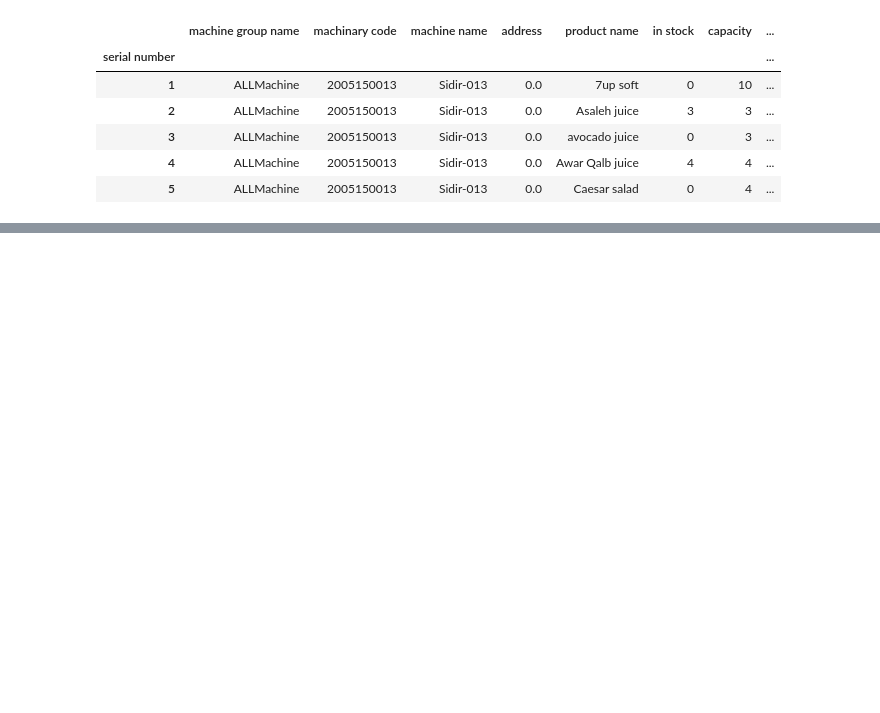
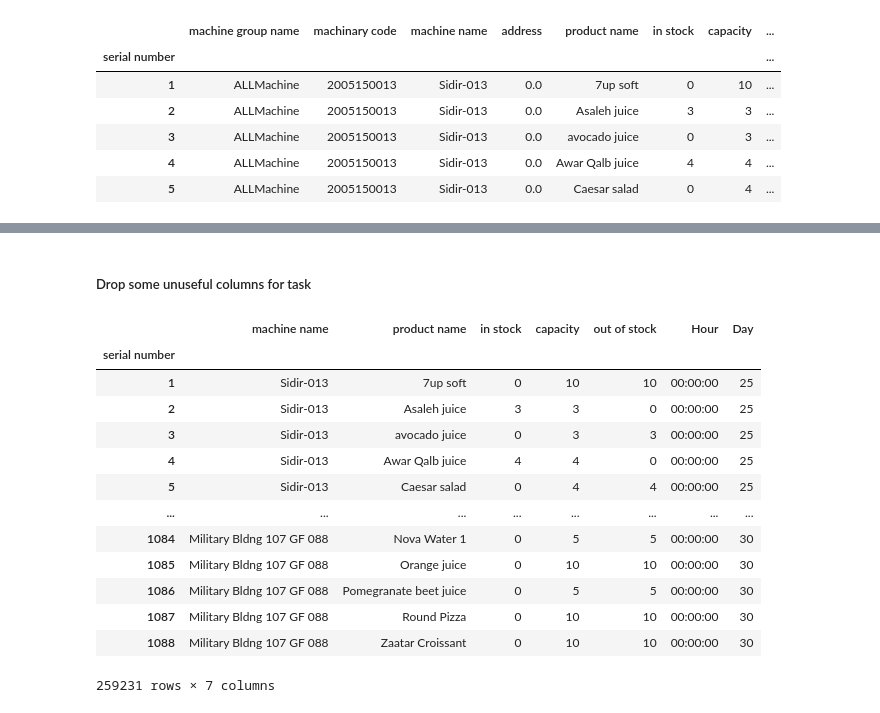
Before and after one commit to Muhammad-Nasr/task-analysis, a Jupyter notebook: main.ipynb, the cells around one changed output, grey strips where cells are left out. Cells and saved outputs as stored; diff of their text form; code cells hidden in the pictures; blank space fills up the shorter version.

```diff
--- a/main.ipynb
+++ b/main.ipynb
@@ -52,0 +92,20 @@ macines_time[['in stock', 'out of stock']].agg([sum])
+# %% [markdown]
+##### Drop some unuseful columns for task
+# %%
+new_df.drop(columns=['machinary code',	'address', 'Time',	'Soldout', 'machine group name'], inplace=True)
+new_df
+# %% [output]
+|  | machine name | product name | in stock | capacity | out of stock | Hour | Day |
+| serial number |  |  |  |  |  |  |  |
+| 1 | Sidir-013 | 7up soft | 0 | 10 | 10 | 00:00:00 | 25 |
+| 2 | Sidir-013 | Asaleh juice | 3 | 3 | 0 | 00:00:00 | 25 |
+| 3 | Sidir-013 | avocado juice | 0 | 3 | 3 | 00:00:00 | 25 |
+| 4 | Sidir-013 | Awar Qalb juice | 4 | 4 | 0 | 00:00:00 | 25 |
+| 5 | Sidir-013 | Caesar salad | 0 | 4 | 4 | 00:00:00 | 25 |
+| ... | ... | ... | ... | ... | ... | ... | ... |
+| 1084 | Military Bldng 107 GF 088 | Nova Water 1 | 0 | 5 | 5 | 00:00:00 | 30 |
+| 1085 | Military Bldng 107 GF 088 | Orange juice | 0 | 10 | 10 | 00:00:00 | 30 |
+| 1086 | Military Bldng 107 GF 088 | Pomegranate beet juice | 0 | 5 | 5 | 00:00:00 | 30 |
+| 1087 | Military Bldng 107 GF 088 | Round Pizza | 0 | 10 | 10 | 00:00:00 | 30 |
+| 1088 | Military Bldng 107 GF 088 | Zaatar Croissant | 0 | 10 | 10 | 00:00:00 | 30 |
+259231 rows × 7 columns
```
Also changed, not shown: parts of 24 cells of this notebook, 2 other files.
